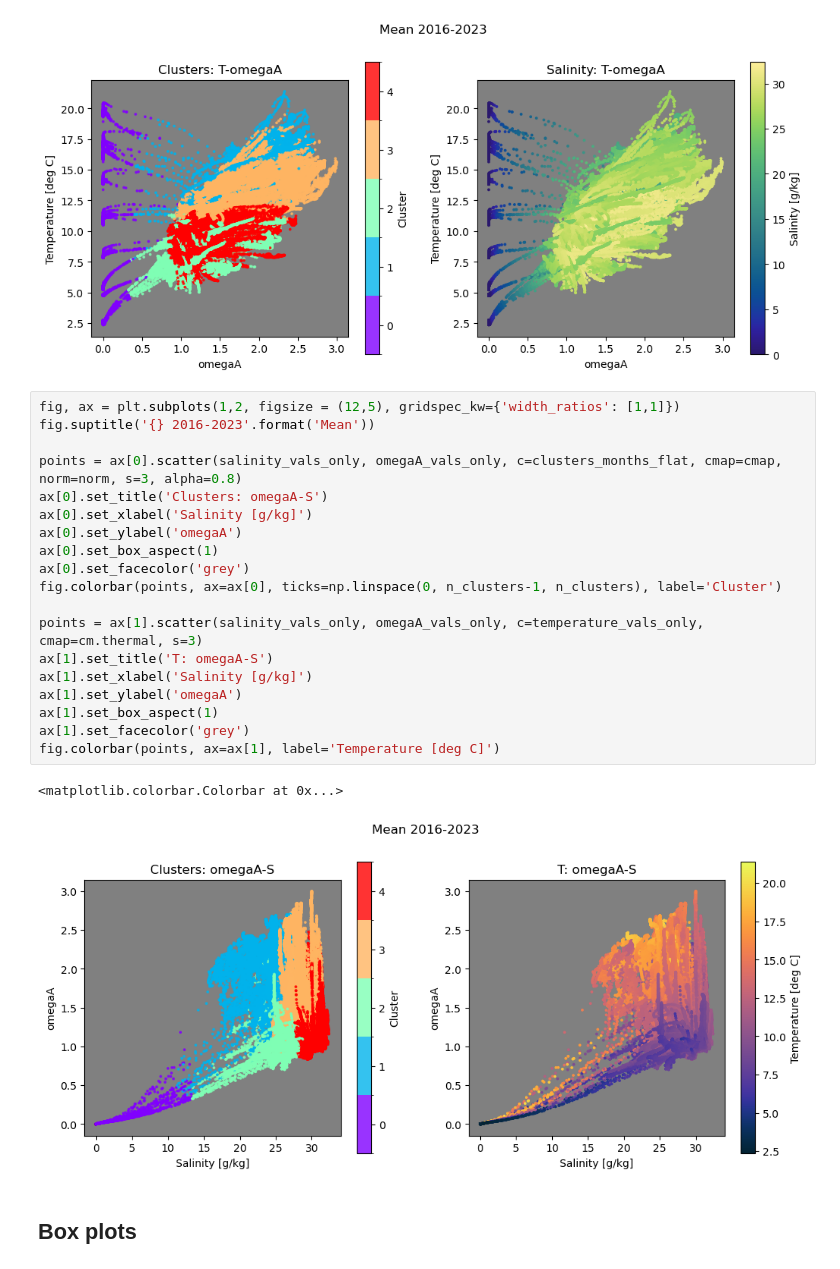
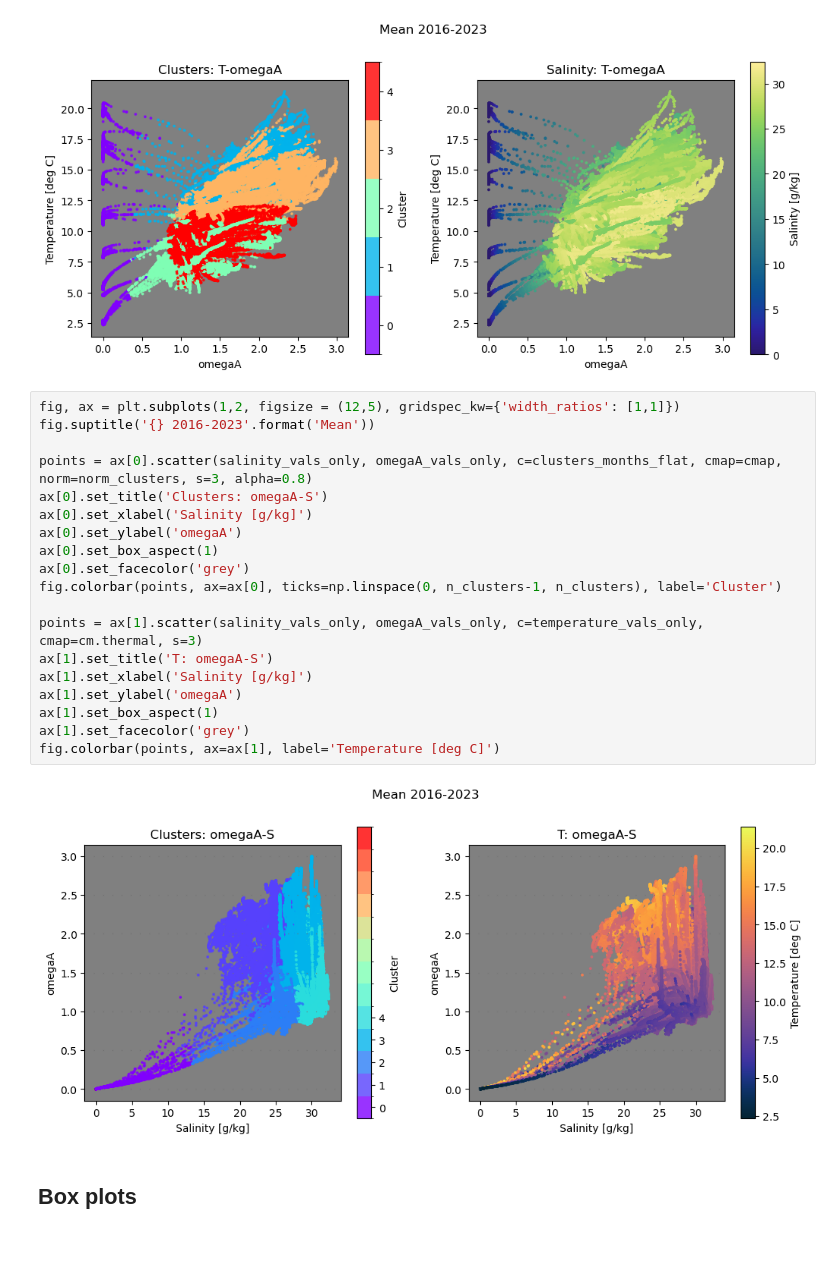
Before and after one commit to SalishSeaCast/analysis-cassidy, a Jupyter notebook: notebooks/stair_collab/clustering_yearly_means_all_mon_omegaA.ipynb, the cells around one changed output. Drawn from its saved outputs; the diff is of its cells as text.

```diff
--- a/notebooks/stair_collab/clustering_yearly_means_all_mon_omegaA.ipynb
+++ b/notebooks/stair_collab/clustering_yearly_means_all_mon_omegaA.ipynb
@@ -684,25 +688,24 @@ fig.colorbar(points, ax=ax[1], label='Salinity [g/kg]')
 # %%
 fig, ax = plt.subplots(1,2, figsize = (12,5), gridspec_kw={'width_ratios': [1,1]})
 fig.suptitle('{} 2016-2023'.format('Mean'))
 
-points = ax[0].scatter(salinity_vals_only, omegaA_vals_only, c=clusters_months_flat, cmap=cmap, norm=norm, s=3, alpha=0.8)
+points = ax[0].scatter(salinity_vals_only, omegaA_vals_only, c=clusters_months_flat, cmap=cmap, norm=norm_clusters, s=3, alpha=0.8)
 ax[0].set_title('Clusters: omegaA-S')
 ax[0].set_xlabel('Salinity [g/kg]')
 ax[0].set_ylabel('omegaA')
 ax[0].set_box_aspect(1)
 ax[0].set_facecolor('grey')
 fig.colorbar(points, ax=ax[0], ticks=np.linspace(0, n_clusters-1, n_clusters), label='Cluster')
 
 points = ax[1].scatter(salinity_vals_only, omegaA_vals_only, c=temperature_vals_only, cmap=cm.thermal, s=3)
 ax[1].set_title('T: omegaA-S')
 ax[1].set_xlabel('Salinity [g/kg]')
 ax[1].set_ylabel('omegaA')
 ax[1].set_box_aspect(1)
 ax[1].set_facecolor('grey')
 fig.colorbar(points, ax=ax[1], label='Temperature [deg C]')
 # %% [output]
-<matplotlib.colorbar.Colorbar at 0x...>
-[figure, old version]
+[figure, new version]
 # %% [markdown]
 ## Box plots
 # %%
```
Also changed, not shown: parts of 1 cell of this notebook.
